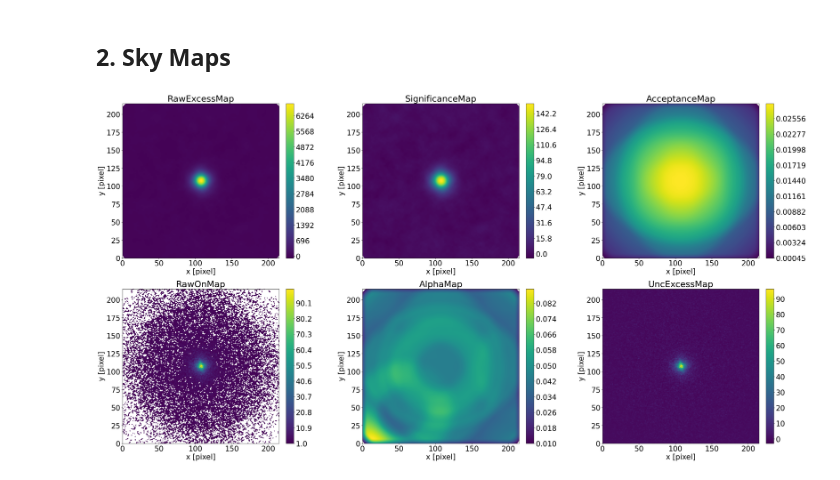
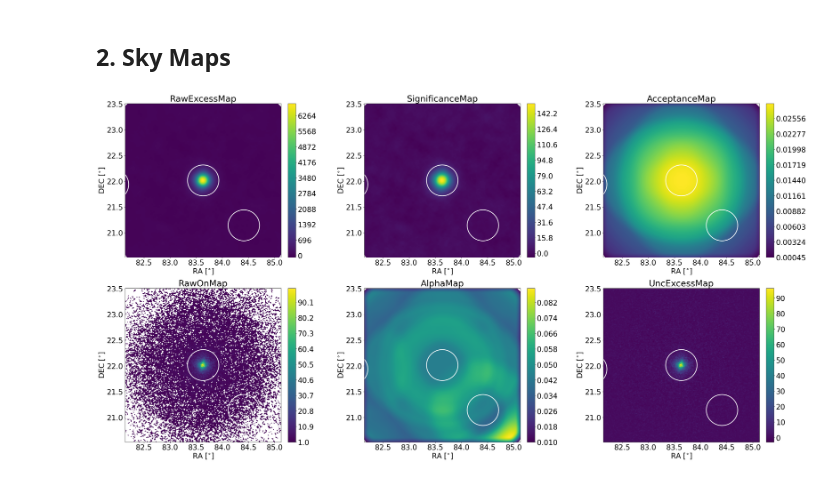
Before and after one commit to wenmeng-ning/veritas_ucla_onboarding, a Jupyter notebook: resultsPlotter/resultsPlotter.ipynb, the cells around one changed output. Saved outputs shown, nothing was run; the diff lists cells and outputs as text; code cells hidden in the pictures.

Commit message:
update code to plot exclusion regions

```diff
--- a/resultsPlotter/resultsPlotter.ipynb
+++ b/resultsPlotter/resultsPlotter.ipynb
@@ -9,6 +10,8 @@ from scipy import stats
 spec_file = 'med_0p5off_GEO_stg6_spectrum_s6.fits'
 # %%
 rbm_file = 'med_0p5off_GEO_stg6_rbm_s6.fits'
+# %%
+log_file = 'med_0p5off_GEO_stg6_rbm.log'
 # %% [markdown]
 ## 1. Spectrum
 # %%
@@ -67,10 +70,29 @@ plot_spec(spec_file)
 # %% [markdown]
 ## 2. Sky Maps
 # %%
-def plot_rbm(rbm_file):
+def load_excl_region(log_file):
+    xtable = Table()
+    excl_str = '+++ RBM: Adding the sky map exclusion region :'
+    with open(log_file,'r') as f:
+        sources = []; RAs = []; DECs = []; rs = []
+        for line in f:
+            if excl_str in line:
+                info = line.split(excl_str)[1]
+                sources.append(info.split('RA')[0].strip())
+                RAs.append(info.split(':')[1].split('DEC')[0].strip())
+                DECs.append(info.split(':')[2].split('Radius')[0].strip())
+                rs.append(info.split(':')[-1].strip())
+    xtable['source'] = sources
+    xtable['RA'] = RAs
+    xtable['DEC'] = DECs
+    xtable['r'] = rs
+    return xtable
+
+def plot_rbm(rbm_file,log_file):
     with fits.open(rbm_file) as d_sky:
         raw_excess_map = d_sky[1].data
         sig_map = d_sky[2].data
+        sig_header = d_sky[2].header
         acceptance_map = d_sky[3].data
         raw_on_map = d_sky[4].data
         alpha_map = d_sky[5].data
@@ -80,6 +102,14 @@ def plot_rbm(rbm_file):
 
     maps = [raw_excess_map,sig_map,acceptance_map,
             raw_on_map,alpha_map,unc_excess_map,sig_distri]
+    xtab = load_excl_region(log_file)
+
+    vec = range(216)
+    x = [sig_header['CRVAL1']+(vec[i]+1-sig_header['CRPIX1'])*sig_header['CDELT1']
+     for i in range(216)]
+    y = [sig_header['CRVAL2']+(vec[i]+1-sig_header['CRPIX2'])*sig_header['CDELT2']
+     for i in range(216)]
+    X, Y = np.meshgrid(x, y)
 
     plt.rcParams.update({'font.size': 25})
     fig, axes = plt.subplots(2,3,figsize=(40,21))
@@ -88,12 +118,19 @@ def plot_rbm(rbm_file):
         for j in range(3):
             ax = axes[i,j]
             m = maps[3*i+j]
-            im = ax.contourf(m,levels=1000)
+            im = ax.contourf(X,Y,m,levels=1000)
+            for k in range(len(xtab)):
+                circ = plt.Circle((np.float64(xtab['RA'][k]),np.float64(xtab['DEC'][k])),
+                                  np.float64(xtab['r'][k]),
+                                  edgecolor='w',linewidth=2.5,fill=False)
+                ax.add_patch(circ)
             ax.set_title(names[3*i+j])
+            ax.set_xlim((min(x),max(x)))
+            ax.set_ylim((min(y),max(y)))
             plt.colorbar(im,fraction=0.046, pad=0.04, ax=ax)
-            ax.set_xlabel('x [pixel]'); ax.set_ylabel('y [pixel]')
+            ax.set_xlabel('RA [$^{\circ}$]'); ax.set_ylabel('DEC [$^{\circ}$]')
     plt.show()
 # %%
-plot_rbm(rbm_file)
+plot_rbm(rbm_file,log_file)
 # %% [output]
-[figure, old version]
+[figure, new version]
```
Also changed, not shown: parts of 1 cell of this notebook, 1 other file.
